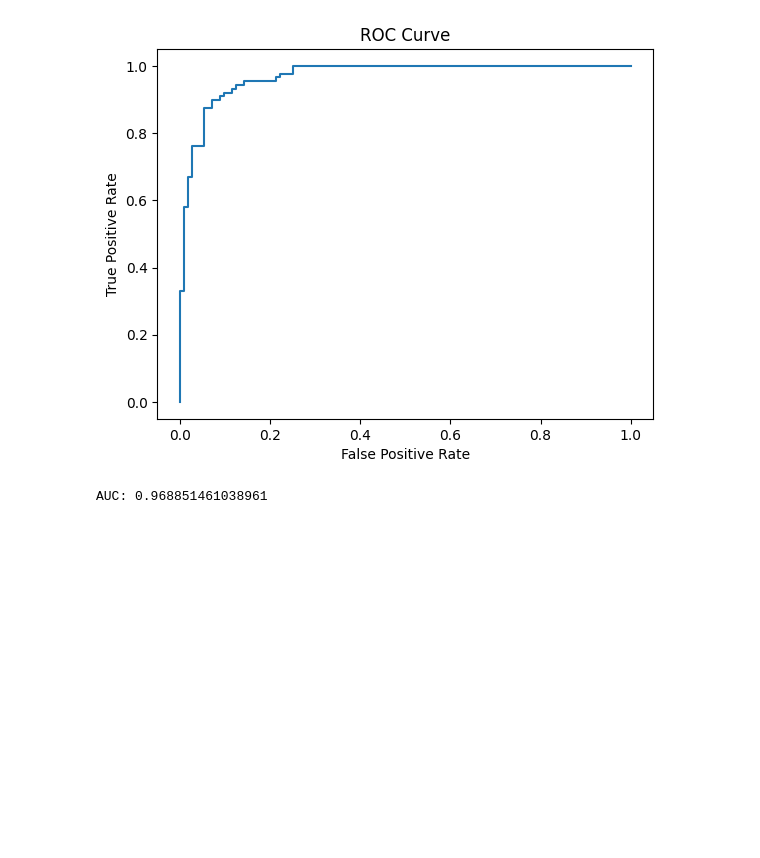
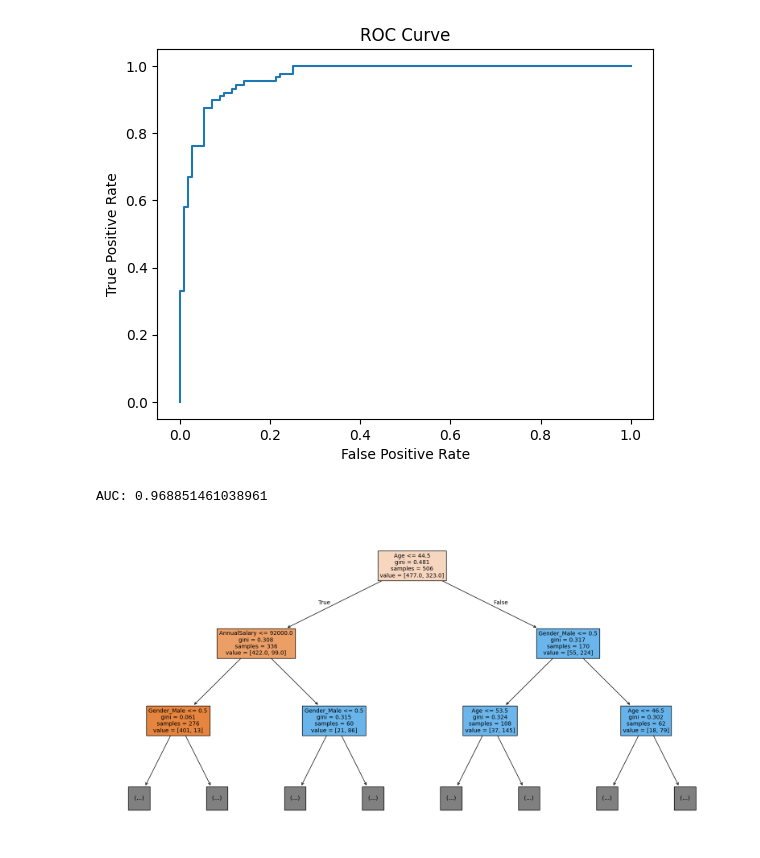
Before and after one commit to yuvraj-rathod-1202/Car_Purchase_Classification, a Jupyter notebook: model_analysis/Model_analyze.ipynb, the cells around one changed output. Saved outputs shown, nothing was run; the diff lists cells and outputs as text; code cells hidden in the pictures; blank space fills up the shorter version.

```diff
--- a/model_analysis/Model_analyze.ipynb
+++ b/model_analysis/Model_analyze.ipynb
@@ -59,3 +69,9 @@ print("AUC:", roc_auc_score(y_test, y_proba))
 # %% [output]
 [figure]
 AUC: 0.968851461038961
+# %%
+plt.figure(figsize=(20,10))
+plot_tree(model.estimators_[0], filled=True, feature_names=X_test.columns, max_depth=2)
+plt.show()
+# %% [output]
+[figure, added]
```
Also changed, not shown: parts of 3 cells of this notebook, 1 other file.
